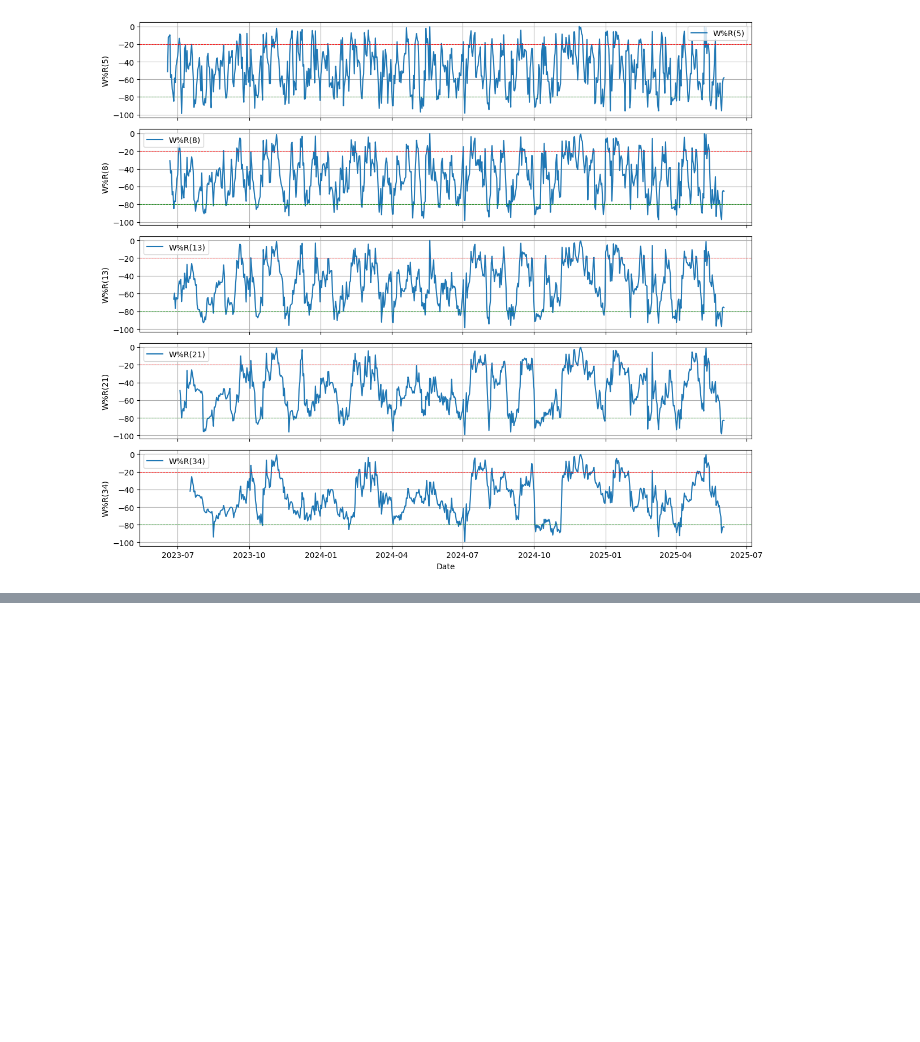
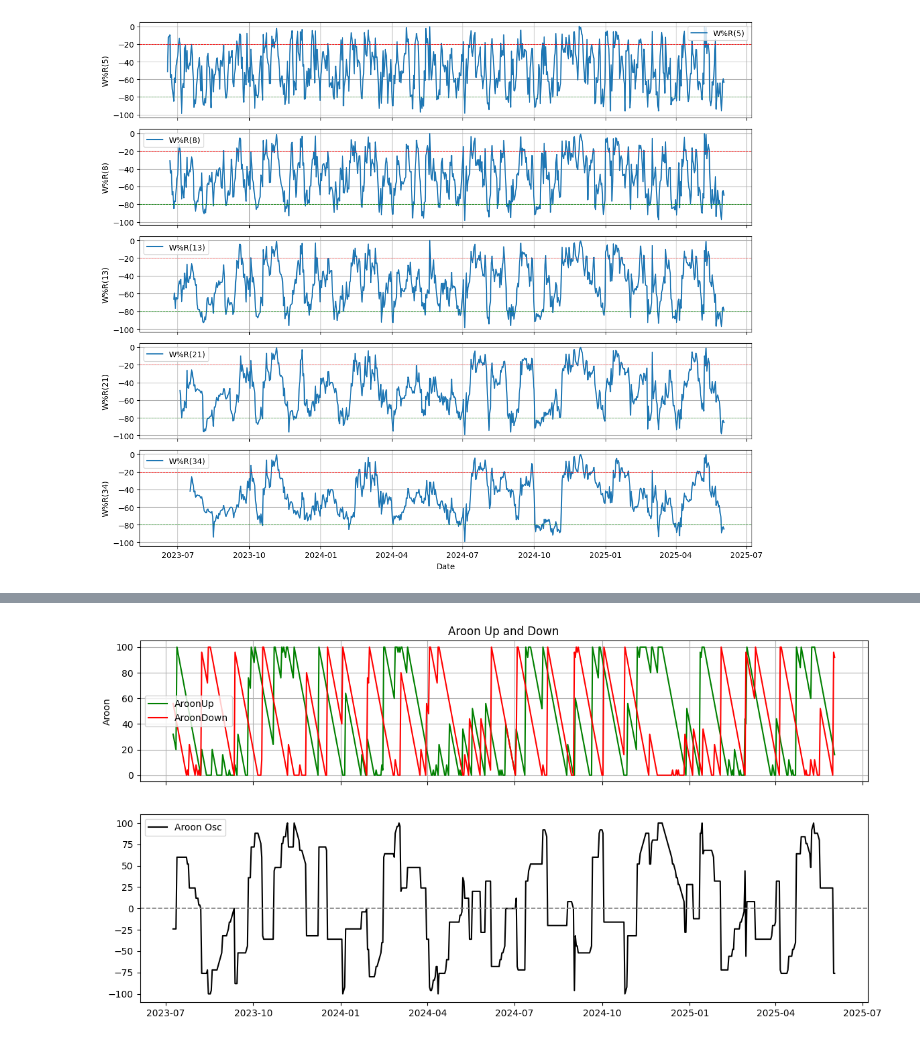
Before and after one commit to Ahkylez/Crypto-Indicators, a Jupyter notebook: crypto_indicators.ipynb, the cells around one changed output, grey strips where cells are left out. Cells and saved outputs as stored; diff of their text form; code cells hidden in the pictures; blank space fills up the shorter version.

```diff
--- a/crypto_indicators.ipynb
+++ b/crypto_indicators.ipynb
@@ -346,0 +414,19 @@ plt.show()
+# %%
+fig, (ax1, ax2) = plt.subplots(2, 1, figsize=(14, 7), sharex=True, gridspec_kw={'height_ratios': [1.5, 2]})
+
+# Upper
+ax1.plot(df.index, df['AROONU_25'], label='AroonUp', color='green')
+ax1.plot(df.index, df['AROOND_25'], label='AroonDown', color='red')
+ax1.set_title("Aroon Up and Down")
+ax1.set_ylabel("Aroon")
+ax1.legend()
+ax1.grid(True)
+
+# Lower
+ax2.plot(df.index, df['AROONOSC_25'], label='Aroon Osc', color='black')
+ax2.axhline(0, color='grey', linestyle='--', linewidth=1.2)
+ax1.set_ylabel("Aroon")
+ax2.legend()
+plt.show()
+# %% [output]
+[figure, added]
```
Also changed, not shown: parts of 16 cells of this notebook.
